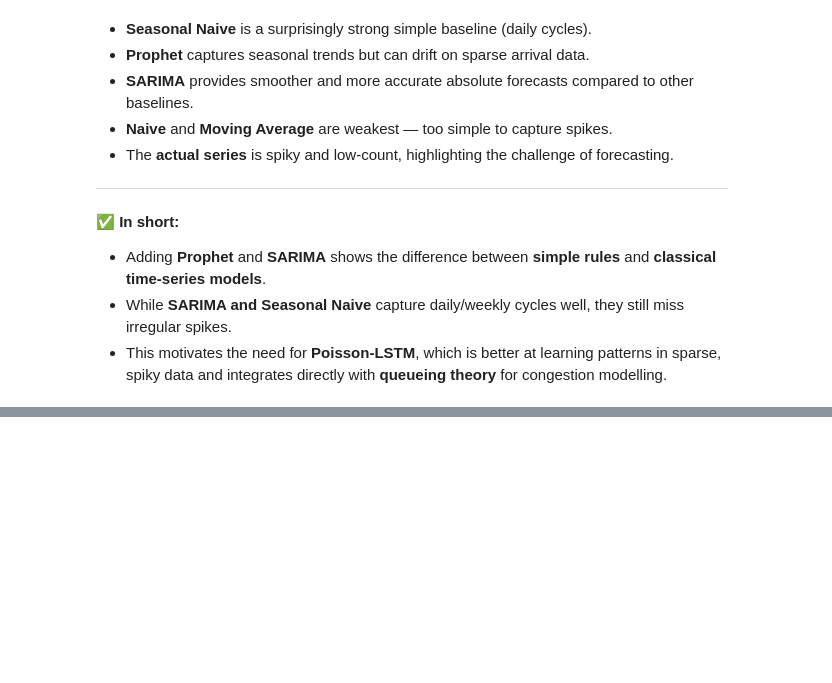
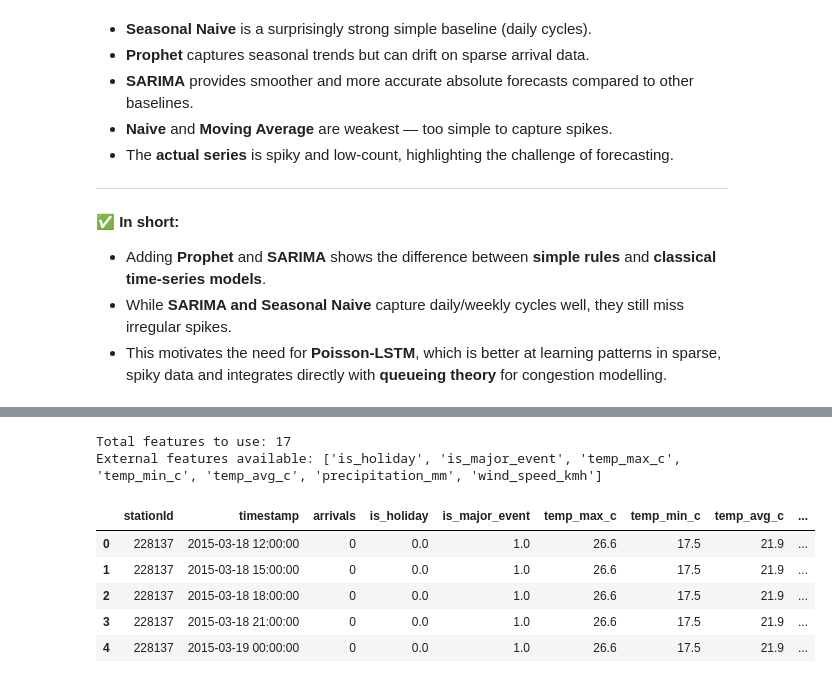
Before and after one commit to Chameleon-company/EVAT-Data-Science, a Jupyter notebook: Use_Cases/Congestion Prediction/EVAT_Congestion_with_baselines_models.ipynb, the cells around one changed output, grey strips where cells are left out. Drawn from its saved outputs; the diff is of its cells as text; code cells hidden in the pictures; blank space fills up the shorter version.

```diff
--- a/Use_Cases/Congestion Prediction/EVAT_Congestion_with_baselines_models.ipynb
+++ b/Use_Cases/Congestion Prediction/EVAT_Congestion_with_baselines_models.ipynb
@@ -1922,0 +2047,58 @@ plt.show()
+# %%
+# ---- Feature engineering on 3h grid  ----
+ts = ts3.copy()  # ts3 now includes external features from build_arrivals()
+
+# Add temporal features
+ts["hour"]       = ts["timestamp"].dt.hour
+ts["dayofweek"]  = ts["timestamp"].dt.dayofweek
+ts["is_weekend"] = ts["dayofweek"].isin([5,6]).astype(int)
+
+# Cyclical time features (3h grid has 8 bins/day)
+ts["hod"] = (ts["timestamp"].dt.hour // 3).astype(int)  # 0..7
+ts["hod_sin"] = np.sin(2*np.pi*ts["hod"]/8)
+ts["hod_cos"] = np.cos(2*np.pi*ts["hod"]/8)
+
+# Base feature columns (temporal features + lag/rolling features)
+feature_cols = [
+    "hour","dayofweek","is_weekend",
+    "arrivals_lag1","arrivals_lag2","arrivals_lag4",
+    "arrivals_ma4","arrivals_ma8",
+    "hod_sin", "hod_cos"
+]
+
+# Add external features to the feature list (check what's available in ts)
+external_feature_cols = [
+    'is_holiday', 'is_major_event',
+    'temp_max_c', 'temp_min_c', 'temp_avg_c',
+    'precipitation_mm', 'wind_speed_kmh'
+]
+
+# Only add features that exist in ts
+available_external = [col for col in external_feature_cols if col in ts.columns]
+feature_cols += available_external
+
+print(f"Total features to use: {len(feature_cols)}")
+print(f"External features available: {available_external}")
+
+def add_lags_rolls(df, col="arrivals", lags=(1,2,4), rolls=(4,8)):
+    for L in lags:
+        df[f"{col}_lag{L}"] = df.groupby("stationId")[col].shift(L)
+    for W in rolls:
+        df[f"{col}_ma{W}"] = df.groupby("stationId")[col].shift(1).rolling(W).mean()
+    return df
+
+ts = add_lags_rolls(ts)
+ts_fe = ts.dropna().reset_index(drop=True)
+
+target_col = "arrivals"
+
+ts_fe.head()
+# %% [output]
+Total features to use: 17
+External features available: ['is_holiday', 'is_major_event', 'temp_max_c', 'temp_min_c', 'temp_avg_c', 'precipitation_mm', 'wind_speed_kmh']
+|  | stationId | timestamp | arrivals | is_holiday | is_major_event | temp_max_c | temp_min_c | temp_avg_c | ... |
+| 0 | 228137 | 2015-03-18 12:00:00 | 0 | 0.0 | 1.0 | 26.6 | 17.5 | 21.9 | ... |
+| 1 | 228137 | 2015-03-18 15:00:00 | 0 | 0.0 | 1.0 | 26.6 | 17.5 | 21.9 | ... |
+| 2 | 228137 | 2015-03-18 18:00:00 | 0 | 0.0 | 1.0 | 26.6 | 17.5 | 21.9 | ... |
+| 3 | 228137 | 2015-03-18 21:00:00 | 0 | 0.0 | 1.0 | 26.6 | 17.5 | 21.9 | ... |
+| 4 | 228137 | 2015-03-19 00:00:00 | 0 | 0.0 | 1.0 | 26.6 | 17.5 | 21.9 | ... |
```
Also changed, not shown: parts of 11 cells of this notebook, 1 other file.
